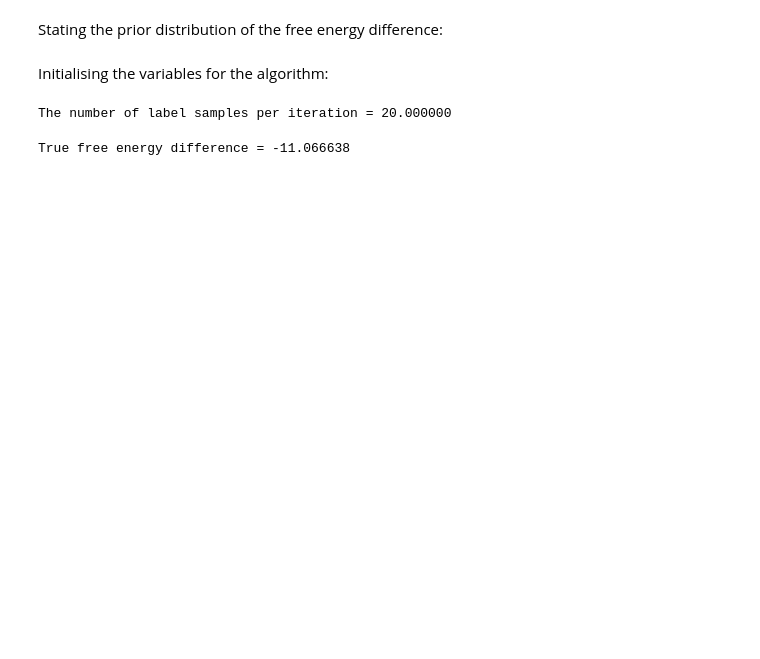
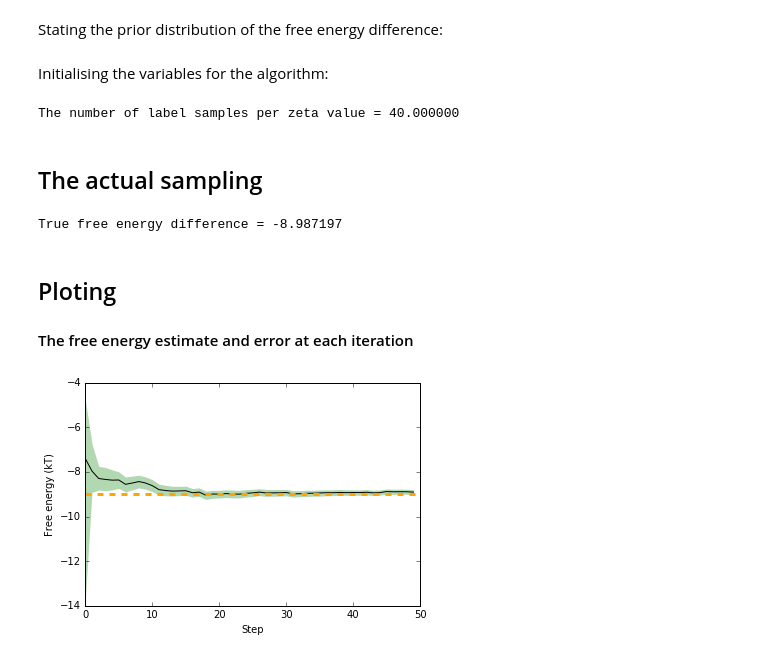
Before and after one commit to choderalab/bayesian-free-energies, a Jupyter notebook: harmonic_oscillator/OnlineBayesianFreeEnergies.ipynb, the cells around one changed output. Saved outputs shown, nothing was run; the diff lists cells and outputs as text; code cells hidden in the pictures; blank space fills up the shorter version.

Commit message:
Finished simple example of Bayesian method.

```diff
--- a/harmonic_oscillator/OnlineBayesianFreeEnergies.ipynb
+++ b/harmonic_oscillator/OnlineBayesianFreeEnergies.ipynb
@@ -16,7 +23,7 @@ from free_energy_estimators import BayesianSampler
 # %% [markdown]
 Initialsing the two harmonic oscillators with different variances:
 # %%
-s = (5.0 , 200.0)
+s = (5.0 , 100.0)
 sigma1 = s[0] * unit.angstrom
 sigma2 = s[1] * unit.angstrom
 true_f =  3*np.log(s[0]/s[1])
@@ -28,7 +35,7 @@ Stating the prior distribution of the free energy difference:
 # %%
 prior_model = 'normal'  # the type of distribution
 prior_loc = 0        # the center parameter
-prior_spread = 20        # the spread parameter, e.g. standard deviation
+prior_spread = 10        # the spread parameter, e.g. standard deviation
 # %% [markdown]
 Initialising the variables for the algorithm:
 # %%
@@ -36,61 +43,62 @@ n_zeta_resamples = 1    # the number of biasing potentials sampled per iteration
 zetas = []               # Where the biasing potentials will be stored
 n_moves = []            # the number of label samples taken
 n_success = []          # the number of samples in the second state
+median = []
+lowerq = []
+upperq = []
 
-n_mixture_attempts = 4000     # The number of labelled mixture samples of the harmonic oscillator
+n_mixture_attempts = 8000     # The number of labelled mixture samples of the harmonic oscillator
 mixture_save_freq = 200        # The frequency that the state lables will be save. Preferable a factor of n_mixture_attempts
-print 'The number of label samples per iteration = {0:f}'.format(1.0 * n_mixture_attempts / mixture_save_freq)
+print 'The number of label samples per zeta value = {0:f}'.format(1.0 * n_mixture_attempts / mixture_save_freq)
 openmm = False                 # Whether to use openmm to sample the harmonic oscillator
 
-
-#median = [prior_loc]
-#lowerq = [norm.cdf(0.25,loc = prior_loc, scale = prior_spread)]
-#upperq = []
+# The initial samples from the prior
+f_samples = np.random.normal(loc = prior_loc, scale = prior_spread, size = n_zeta_resamples)
 # %% [output]
-The number of label samples per iteration = 20.000000
+The number of label samples per zeta value = 40.000000
+# %% [markdown]
+## The actual sampling
 # %%
-median = []
-lowerq = []
-upperq = []
-
 print 'True free energy difference = {0:f}'.format( true_f )
-f_samples = np.random.normal(loc = prior_loc, scale = prior_spread, size = n_zeta_resamples)
 for i in range(50):
-    # Samples zetas:
+    # Step (1): Samples zetas:
     new_zetas = []
     for f in f_samples:
         z = np.random.logistic(loc = f)
         zetas.append(z)
         new_zetas.append(z)
 
-    # Mixture sampling:
+    # Step (2): Mixture sampling over configurations and labels
     for i in range(len(new_zetas)):
         swapper = HarmonicSwapper(sigma1, sigma2, zeta = [0.0,new_zetas[i]])
         swapper.mixture_sample(niterations = n_mixture_attempts, openmm = openmm, save_freq = mixture_save_freq )
         n_success.append( 1.0*swapper.state_counter )
 
-    # Bayesian estimation from binomial data
+    #Step (3): Bayesian estimation of free energies from binomial data
     sampler = BayesianSampler(zetas = np.array(zetas), nsuccesses = np.array(n_success), nsamples = swapper.nmoves)
     chain = sampler.sample_posterior()
     flat_samples = chain[:, 50:, :].reshape((-1, 1))
+    # Generate new f samples to generate new zetas
+    f_samples  = np.random.choice(flat_samples[:,0], size = n_zeta_resamples)
 
-    # Print the current estimate
+    # Data saving:
     #print 'posterior mean = {0:f} and standard deviation = {1:f}'.format(flat_samples.mean(),flat_samples.std())
-
-    # Save data
     median.append( np.percentile(flat_samples,50) )
     lowerq.append( np.percentile(flat_samples,97.5) )
     upperq.append( np.percentile(flat_samples,2.5) )
-
-    # Generate new f samples to generate new zetas
-    f_samples  = np.random.choice(flat_samples[:,0], size = n_zeta_resamples)
 # %% [output]
-True free energy difference = -11.066638
+True free energy difference = -8.987197
+# %% [markdown]
+## Ploting
+#### The free energy estimate and error at each iteration
 # %%
 x = range(len(median))
+plt.clf()
 plt.plot(x,median,color='k')
-plt.axhline(y = true_f,color='red',ls='--')
-plt.fill_between(x,lowerq,upperq, facecolor='grey',linewidth=0,alpha=0.3,interpolate=True)
+plt.axhline(y = true_f,color='orange',ls='--', lw=3)
+plt.fill_between(x,lowerq,upperq, facecolor='green',linewidth=0,alpha=0.3,interpolate=True)
 plt.xlabel('Step')
-plt.ylabel('Free energy')
+plt.ylabel('Free energy (kT)')
 plt.show()
+# %% [output]
+[figure, added]
```
Also changed, not shown: parts of 6 cells of this notebook, 1 other file.
